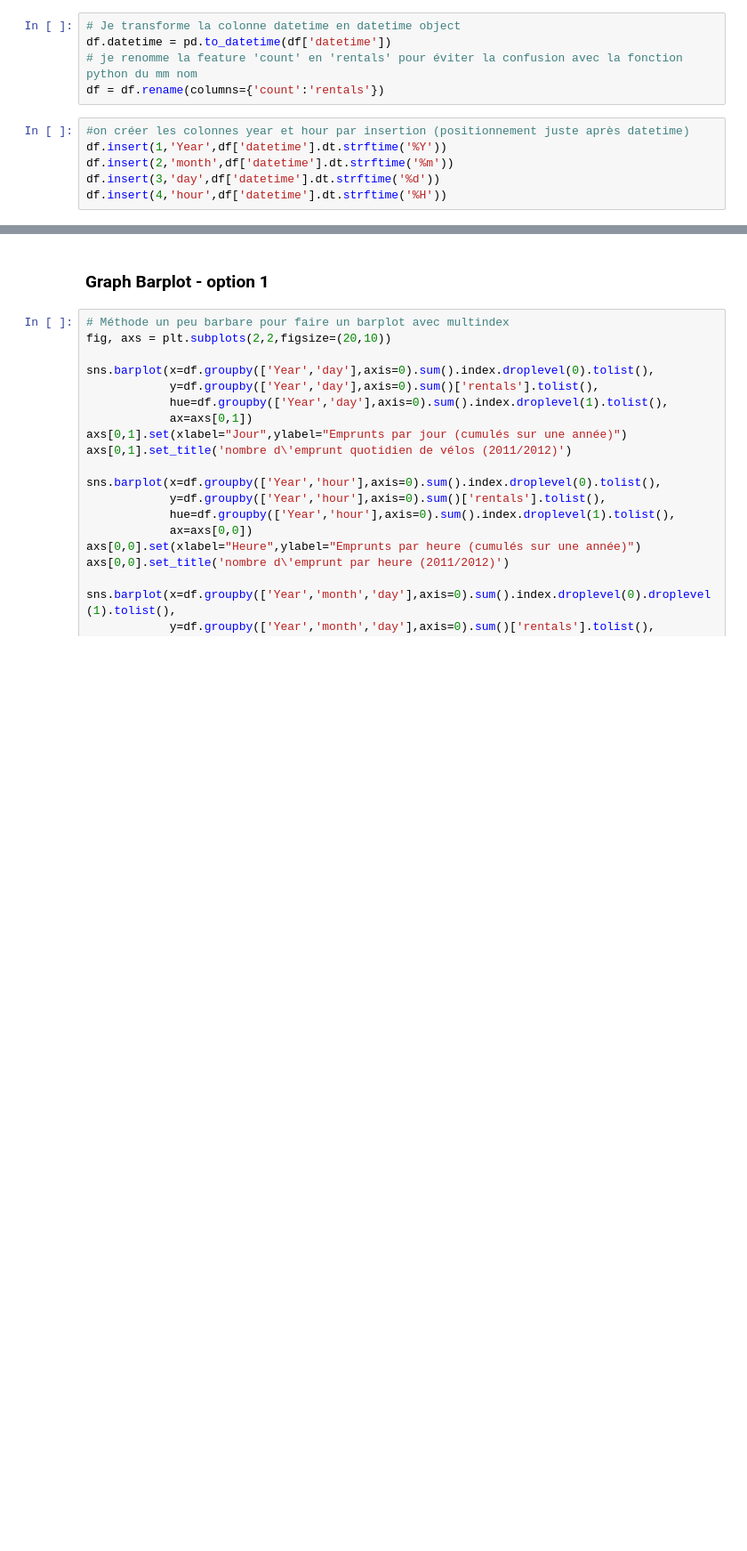
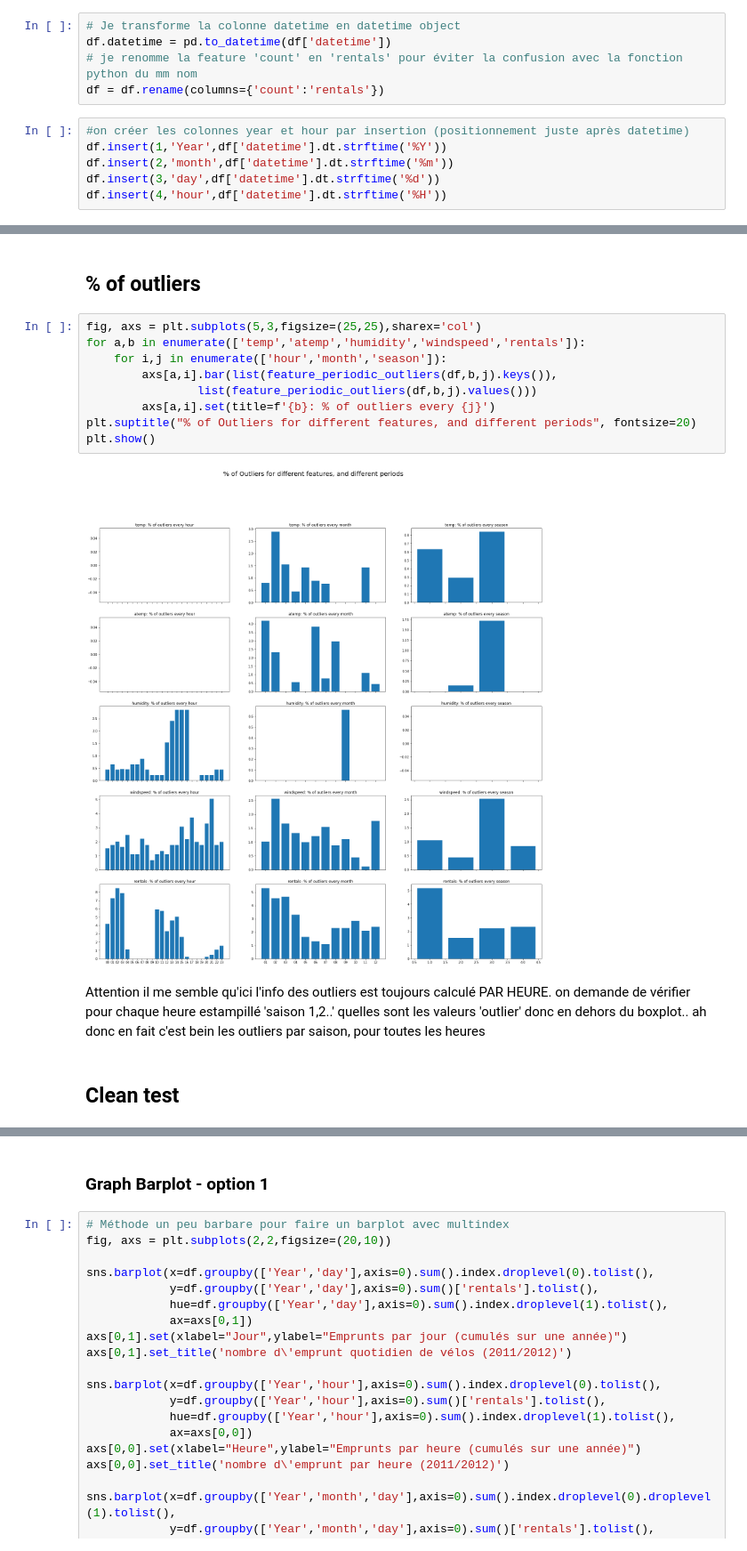
Before and after one commit to hadisql/Simplon, a Jupyter notebook: projet_brief/bike_rentals_v2.ipynb, the cells around one changed output, grey strips where cells are left out. Shown at 89% size. Saved outputs shown, nothing was run; the diff lists cells and outputs as text; blank space fills up the shorter version.

```diff
--- a/projet_brief/bike_rentals_v2.ipynb
+++ b/projet_brief/bike_rentals_v2.ipynb
@@ -83,0 +137,17 @@ df.insert(4,'hour',df['datetime'].dt.strftime('%H'))
+# %% [markdown]
+## % of outliers
+# %%
+fig, axs = plt.subplots(5,3,figsize=(25,25),sharex='col')
+for a,b in enumerate(['temp','atemp','humidity','windspeed','rentals']):
+    for i,j in enumerate(['hour','month','season']):
+        axs[a,i].bar(list(feature_periodic_outliers(df,b,j).keys()),
+                list(feature_periodic_outliers(df,b,j).values()))
+        axs[a,i].set(title=f'{b}: % of outliers every {j}')
+plt.suptitle("% of Outliers for different features, and different periods", fontsize=20)
+plt.show()
+# %% [output]
+[figure, added]
+# %% [markdown]
+Attention il me semble qu'ici l'info des outliers est toujours calculé PAR HEURE. on demande de vérifier pour chaque heure estampillé 'saison 1,2..' quelles sont les valeurs 'outlier' donc en dehors du boxplot.. ah donc en fait c'est bein les outliers par saison, pour toutes les heures
+# %% [markdown]
+## Clean test
```
Also changed, not shown: parts of 18 cells of this notebook.
